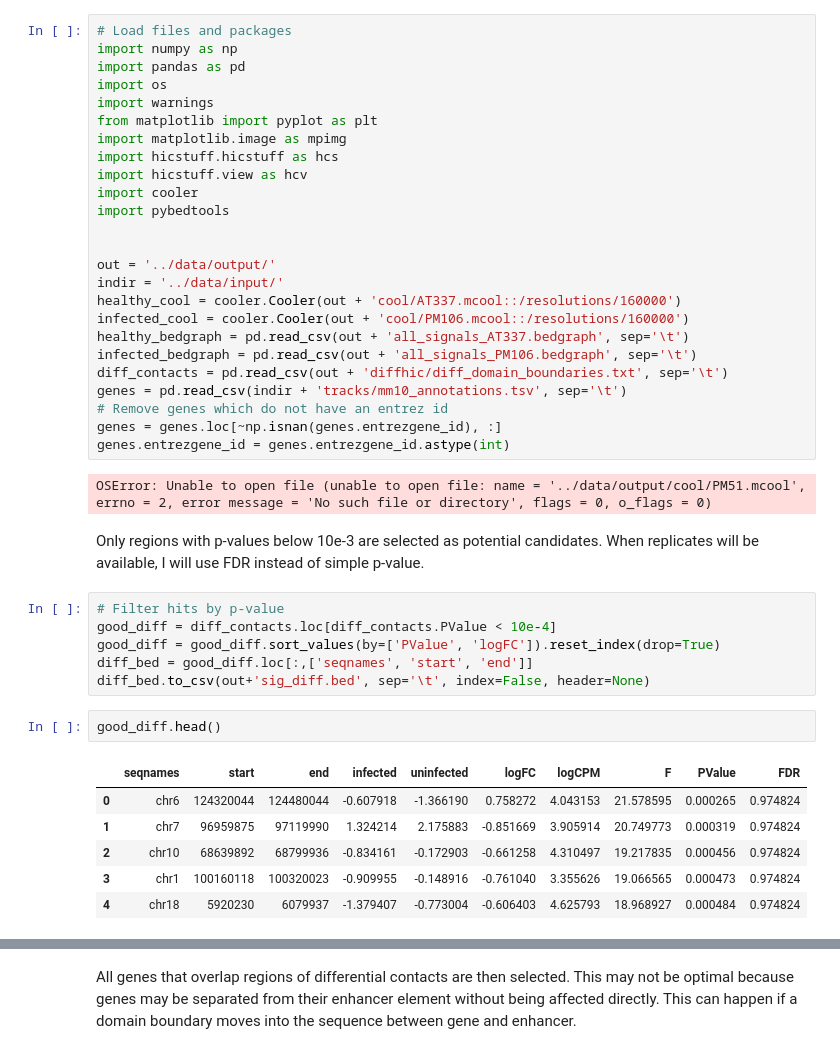
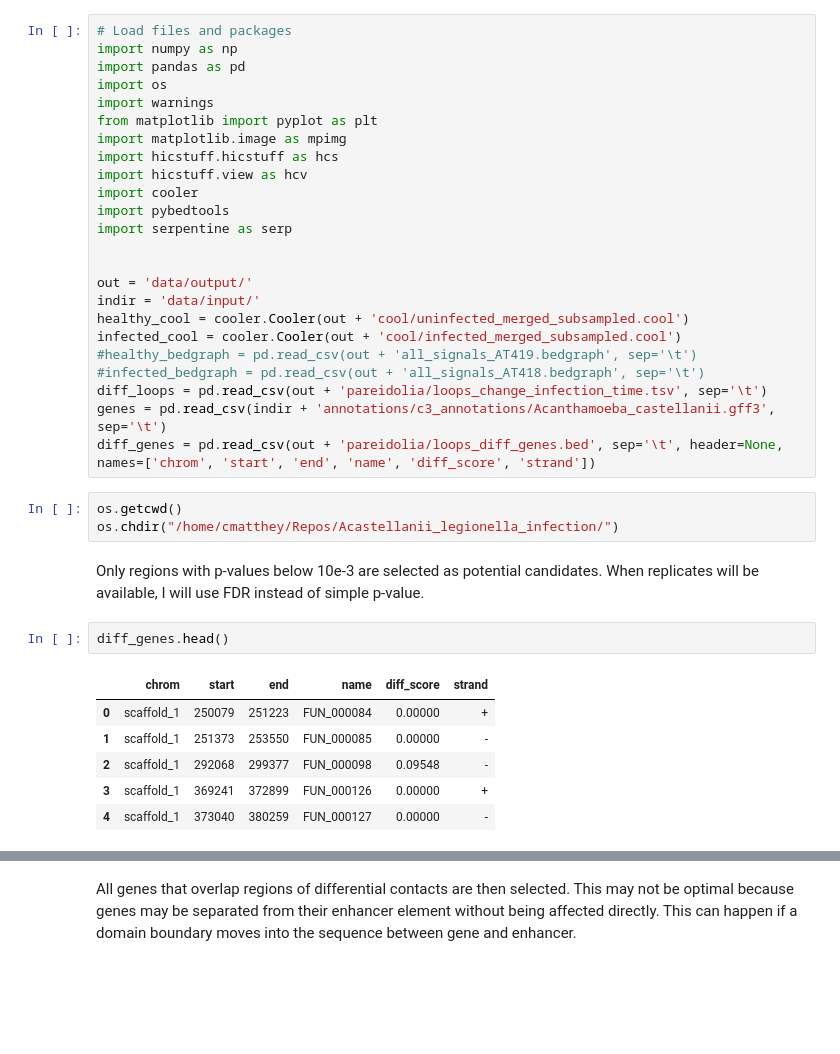
Before and after one commit to cmdoret/Acastellanii_legionella_infection, a Jupyter notebook: docs/notebooks/differential_contacts_legionella.ipynb, the cells around one changed output, grey strips where cells are left out. Saved outputs shown, nothing was run; the diff lists cells and outputs as text; blank space fills up the shorter version.

Commit message:
update differential contact notebook

```diff
--- a/docs/notebooks/differential_contacts_legionella.ipynb
+++ b/docs/notebooks/differential_contacts_legionella.ipynb
@@ -33,35 +33,29 @@ import hicstuff.hicstuff as hcs
 import hicstuff.view as hcv
 import cooler
 import pybedtools
+import serpentine as serp
 
 
-out = '../data/output/'
-indir = '../data/input/'
-healthy_cool = cooler.Cooler(out + 'cool/AT337.mcool::/resolutions/160000')
-infected_cool = cooler.Cooler(out + 'cool/PM106.mcool::/resolutions/160000')
-healthy_bedgraph = pd.read_csv(out + 'all_signals_AT337.bedgraph', sep='\t')
-infected_bedgraph = pd.read_csv(out + 'all_signals_PM106.bedgraph', sep='\t')
-diff_contacts = pd.read_csv(out + 'diffhic/diff_domain_boundaries.txt', sep='\t')
-genes = pd.read_csv(indir + 'tracks/mm10_annotations.tsv', sep='\t')
-# Remove genes which do not have an entrez id
-genes = genes.loc[~np.isnan(genes.entrezgene_id), :]
-genes.entrezgene_id = genes.entrezgene_id.astype(int)
+out = 'data/output/'
+indir = 'data/input/'
+healthy_cool = cooler.Cooler(out + 'cool/uninfected_merged_subsampled.cool')
+infected_cool = cooler.Cooler(out + 'cool/infected_merged_subsampled.cool')
+#healthy_bedgraph = pd.read_csv(out + 'all_signals_AT419.bedgraph', sep='\t')
+#infected_bedgraph = pd.read_csv(out + 'all_signals_AT418.bedgraph', sep='\t')
+diff_loops = pd.read_csv(out + 'pareidolia/loops_change_infection_time.tsv', sep='\t')
+genes = pd.read_csv(indir + 'annotations/c3_annotations/Acanthamoeba_castellanii.gff3', sep='\t')
+diff_genes = pd.read_csv(out + 'pareidolia/loops_diff_genes.bed', sep='\t', header=None, names=['chrom', 'start', 'end', 'name', 'diff_score', 'strand'])
-# %% [output]
-OSError: Unable to open file (unable to open file: name = '../data/output/cool/PM51.mcool', errno = 2, error message = 'No such file or directory', flags = 0, o_flags = 0)
+# %%
+os.getcwd()
+os.chdir("/home/cmatthey/Repos/Acastellanii_legionella_infection/")
 # %% [markdown]
 Only regions with p-values below 10e-3 are selected as potential candidates. When replicates will be available, I will use FDR instead of simple p-value.
-# %%
-# Filter hits by p-value
-good_diff = diff_contacts.loc[diff_contacts.PValue < 10e-4]
-good_diff = good_diff.sort_values(by=['PValue', 'logFC']).reset_index(drop=True)
-diff_bed = good_diff.loc[:,['seqnames', 'start', 'end']]
-diff_bed.to_csv(out+'sig_diff.bed', sep='\t', index=False, header=None)
 # %%
-good_diff.head()
+diff_genes.head()
 # %% [output]
-|  | seqnames | start | end | infected | uninfected | logFC | logCPM | F | PValue | FDR |
-| 0 | chr6 | 124320044 | 124480044 | -0.607918 | -1.366190 | 0.758272 | 4.043153 | 21.578595 | 0.000265 | 0.974824 |
-| 1 | chr7 | 96959875 | 97119990 | 1.324214 | 2.175883 | -0.851669 | 3.905914 | 20.749773 | 0.000319 | 0.974824 |
-| 2 | chr10 | 68639892 | 68799936 | -0.834161 | -0.172903 | -0.661258 | 4.310497 | 19.217835 | 0.000456 | 0.974824 |
-| 3 | chr1 | 100160118 | 100320023 | -0.909955 | -0.148916 | -0.761040 | 3.355626 | 19.066565 | 0.000473 | 0.974824 |
-| 4 | chr18 | 5920230 | 6079937 | -1.379407 | -0.773004 | -0.606403 | 4.625793 | 18.968927 | 0.000484 | 0.974824 |
+|  | chrom | start | end | name | diff_score | strand |
+| 0 | scaffold_1 | 250079 | 251223 | FUN_000084 | 0.00000 | + |
+| 1 | scaffold_1 | 251373 | 253550 | FUN_000085 | 0.00000 | - |
+| 2 | scaffold_1 | 292068 | 299377 | FUN_000098 | 0.09548 | - |
+| 3 | scaffold_1 | 369241 | 372899 | FUN_000126 | 0.00000 | + |
+| 4 | scaffold_1 | 373040 | 380259 | FUN_000127 | 0.00000 | - |
```
Also changed, not shown: parts of 9 cells of this notebook, 1 other file.
